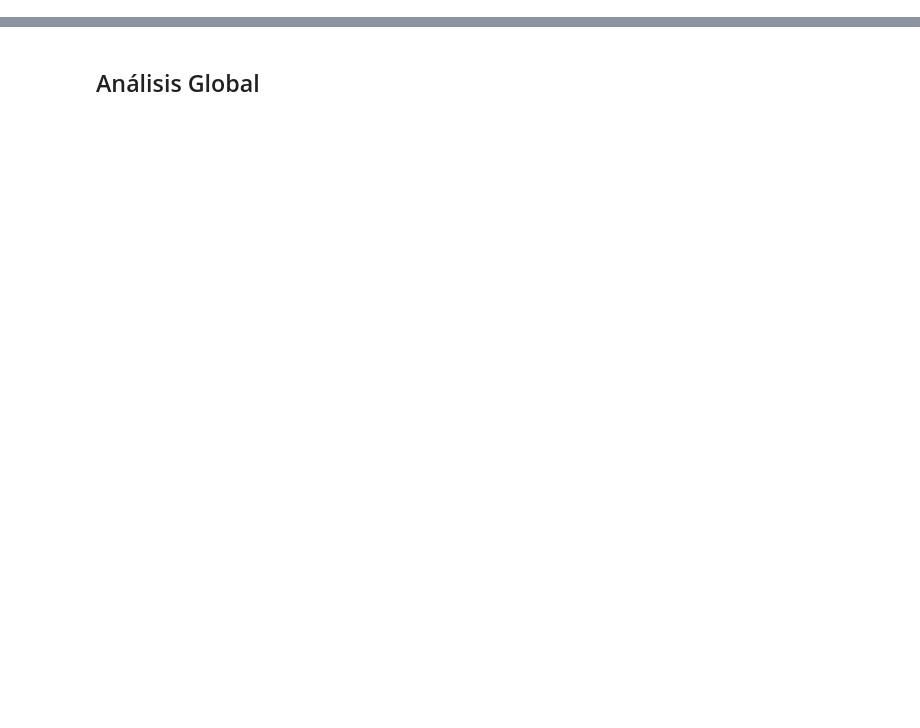
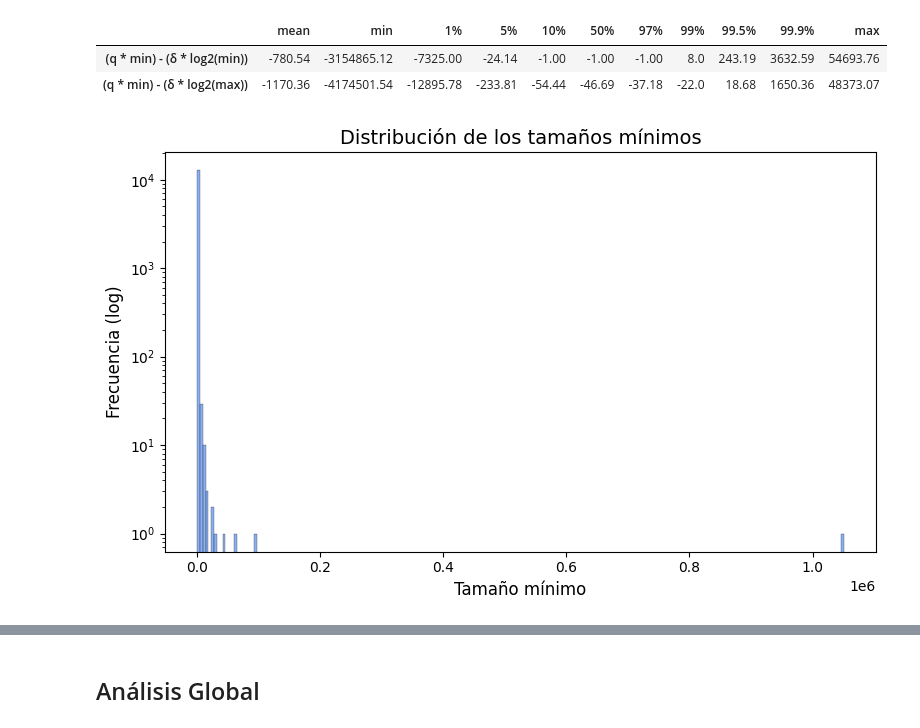
Before and after one commit to pabloskewes/cltj, a Jupyter notebook: analysis/complexity_distribution_analysis/analyse_results.ipynb, the cells around one changed output, grey strips where cells are left out. Cells and saved outputs as stored; diff of their text form; code cells hidden in the pictures; blank space fills up the shorter version.

```diff
--- a/analysis/complexity_distribution_analysis/analyse_results.ipynb
+++ b/analysis/complexity_distribution_analysis/analyse_results.ipynb
@@ -30,0 +59,26 @@ Total de queries: 828
+# %%
+df["(q * min) - (δ * log2(min))"] = df["q * min"] - df["δ * log2(min)"]
+df["(q * min) - (δ * log2(max))"] = df["q * min"] - df["δ * log2(max)"]
+
+df[["(q * min) - (δ * log2(min))", "(q * min) - (δ * log2(max))"]].describe(
+    percentiles=[0.01, 0.05, 0.1, 0.97, 0.99, 0.995, 0.999]
+).T.round(2).drop(columns=["count", "std"])
+# %% [output]
+|  | mean | min | 1% | 5% | 10% | 50% | 97% | 99% | 99.5% | 99.9% | max |
+| (q * min) - (δ * log2(min)) | -780.54 | -3154865.12 | -7325.00 | -24.14 | -1.00 | -1.00 | -1.00 | 8.0 | 243.19 | 3632.59 | 54693.76 |
+| (q * min) - (δ * log2(max)) | -1170.36 | -4174501.54 | -12895.78 | -233.81 | -54.44 | -46.69 | -37.18 | -22.0 | 18.68 | 1650.36 | 48373.07 |
+# %%
+min_sizes = df["intersected_list_sizes"].apply(min)
+# %%
+plt.figure(figsize=(8,5))
+sns.histplot(min_sizes, bins="auto", color='cornflowerblue')
+plt.yscale("log")
+
+plt.title("Distribución de los tamaños mínimos", fontsize=14)
+plt.xlabel("Tamaño mínimo", fontsize=12)
+plt.ylabel("Frecuencia (log)", fontsize=12)
+
+plt.tight_layout()
+plt.show()
+# %% [output]
+[figure, added]
```
Also changed, not shown: parts of 14 cells of this notebook, 3 other files.
